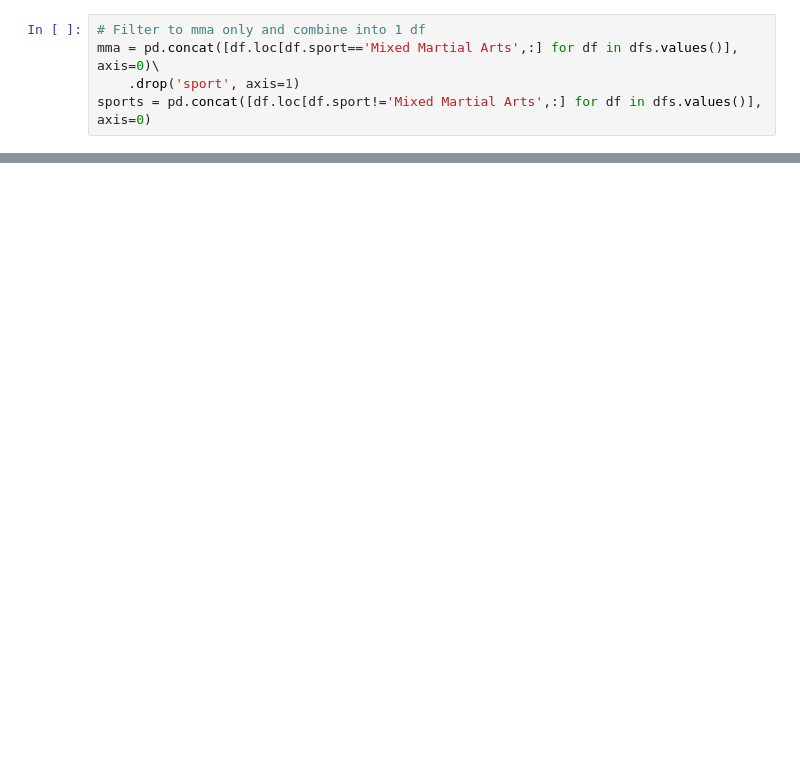
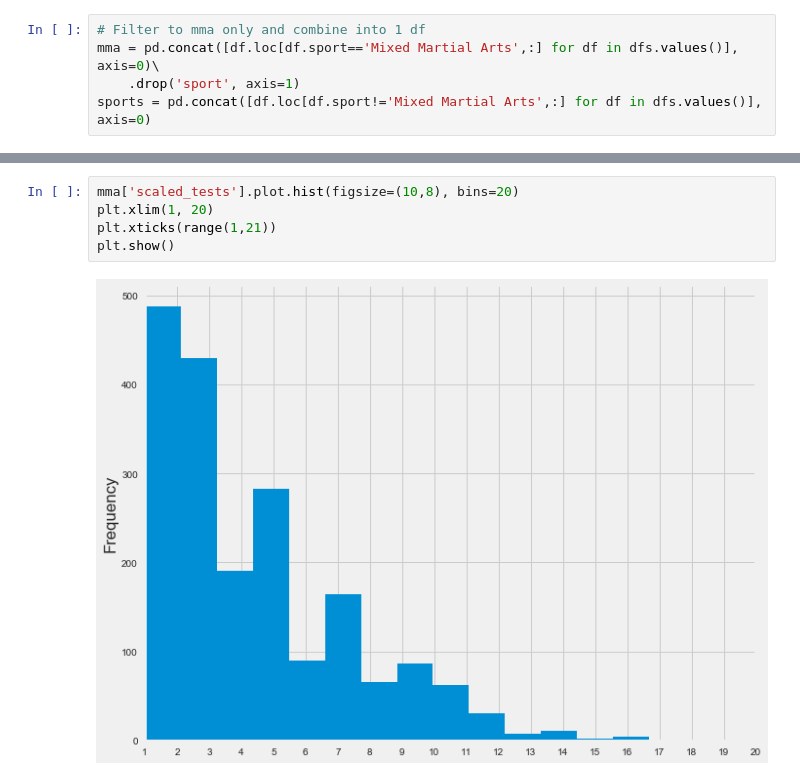
Before and after one commit to Hmamin/usada, a Jupyter notebook: usada_fixed.ipynb, the cells around one changed output, grey strips where cells are left out. Drawn from its saved outputs; the diff is of its cells as text; blank space fills up the shorter version.

```diff
--- a/usada_fixed.ipynb
+++ b/usada_fixed.ipynb
@@ -142,0 +191,7 @@ mma.groupby('year').agg([np.mean, np.sum, len])
+# %%
+mma['scaled_tests'].plot.hist(figsize=(10,8), bins=20)
+plt.xlim(1, 20)
+plt.xticks(range(1,21))
+plt.show()
+# %% [output]
+[figure, added]
```
Also changed, not shown: parts of 16 cells of this notebook.
